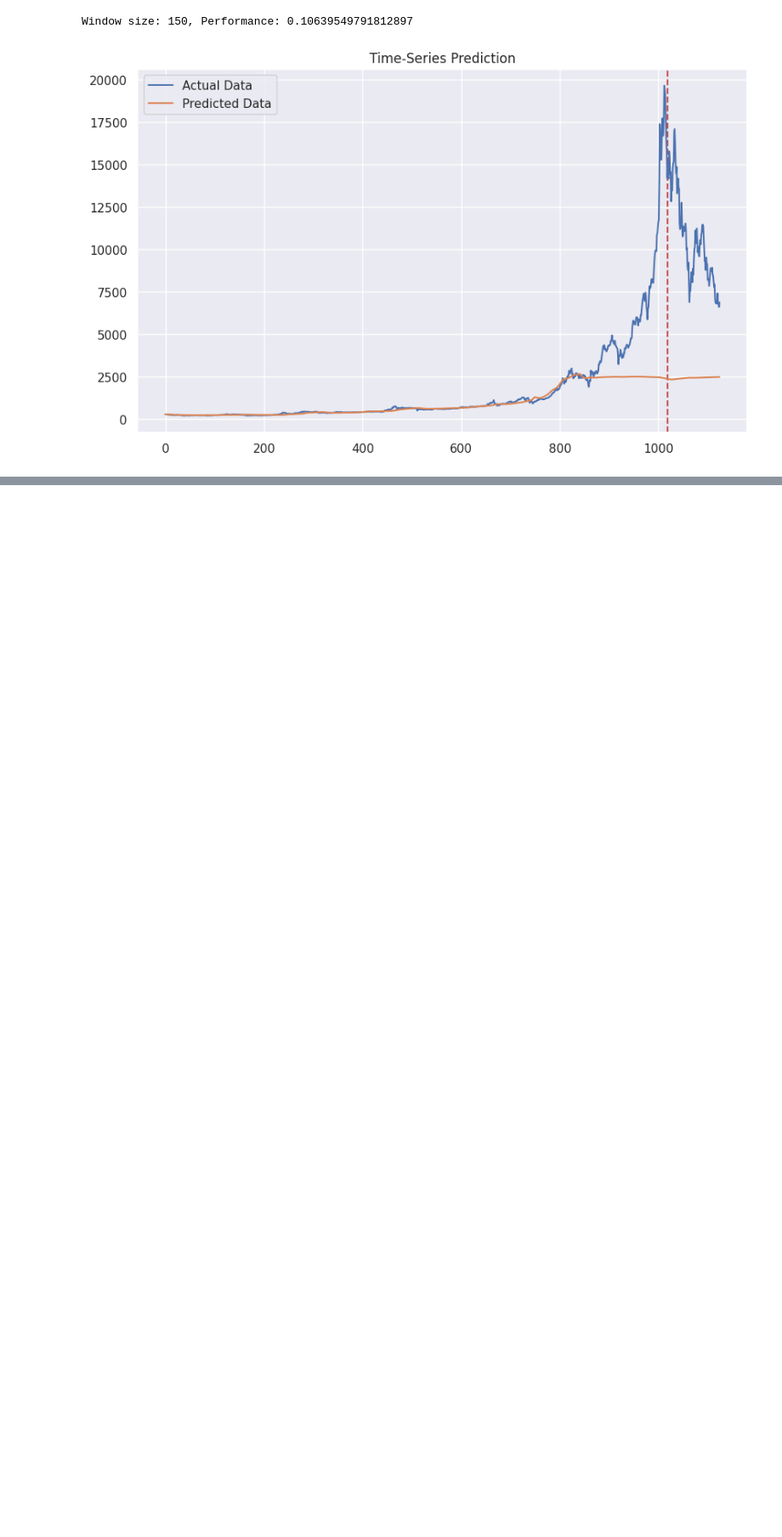
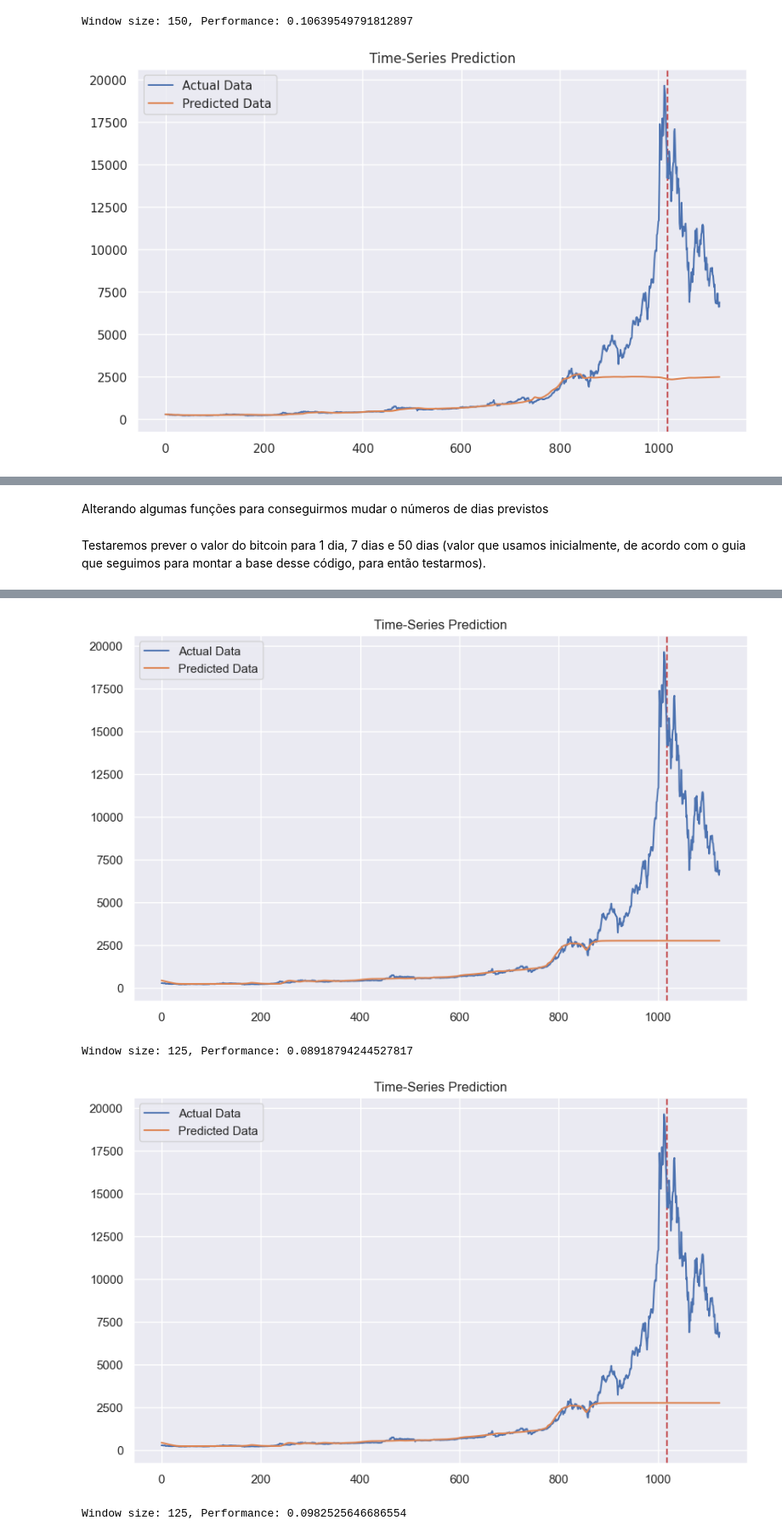
Before and after one commit to FrederickAlmeida/Predict-Bitcoin-Prices-LSTM, a Jupyter notebook: bitcoin predictions.ipynb, the cells around one changed output, grey strips where cells are left out. Shown at 85% size. Drawn from its saved outputs; the diff is of its cells as text; code cells hidden in the pictures; blank space fills up the shorter version.

Commit message:
tested with differents prevision days

```diff
--- a/bitcoin predictions.ipynb
+++ b/bitcoin predictions.ipynb
@@ -844,0 +851,2 @@ Window size: 150, Performance: 0.10639549791812897
+# %% [markdown]
+Alterando algumas funções para conseguirmos mudar o números de dias previstos
@@ -844,0 +914,41 @@ Window size: 150, Performance: 0.10639549791812897
+# %% [markdown]
+Testaremos prever o valor do bitcoin para 1 dia, 7 dias e 50 dias (valor que usamos inicialmente, de acordo com o guia que seguimos para montar a base desse código, para então testarmos).
+# %%
+results = []
+
+window_size = 125
+n_steps_out = [1, 7, 50]
+
+for n_previsoes in n_steps_out:
+    print(f"Testing predicting: {n_previsoes} days")
+    # Preparar os dados com o tamanho de janela atual
+    X_ss, y_mm = split_sequences(X_scaled, y_scaled, window_size, n_previsoes)
+
+    # Dividir os dados em treino e teste
+    X_train, X_test, y_train, y_test, train_size, test_size = divisao_treino(0.80)
+    X_train_tensors_final, X_test_tensors_final, y_train_tensors, y_test_tensors = preprocessing(X_train, X_test, y_train, y_test, window_size)
+
+    # Instanciar e treinar o modelo
+    lstm, n_epochs, learning_rate, input_size, hidden_size, num_layers, num_classes = instanciate_lstm(1000, 0.001, 15, 5, n_previsoes)
+    loss_fn, optimiser = setup_optimizers(lstm, learning_rate)
+
+    training_loop(n_epochs=n_epochs,
+                  lstm=lstm,
+                  optimiser=optimiser,
+                  loss_fn=loss_fn,
+                  X_train=X_train_tensors_final,
+                  y_train=y_train_tensors,
+                  X_test=X_test_tensors_final,
+                  y_test=y_test_tensors,
+                  device=device)
+
+    # Avaliar e armazenar os resultados
+    performance = evaluate_model(lstm, X_test_tensors_final, y_test_tensors, device)
+    results.append((window_size, performance))
+
+# Imprimir os resultados
+for window_size, performance in results:
+    print("")
+    print(f"Window size: {window_size}, Performance: {performance}")
+    plot_predictions(lstm, device)
+# %% [output]
@@ -844,0 +972,4 @@ Window size: 150, Performance: 0.10639549791812897
+[figure, added]
+Window size: 125, Performance: 0.08918794244527817
+[figure, added]
+Window size: 125, Performance: 0.0982525646686554
```
Also changed, not shown: parts of 11 cells of this notebook, 1 other file.
